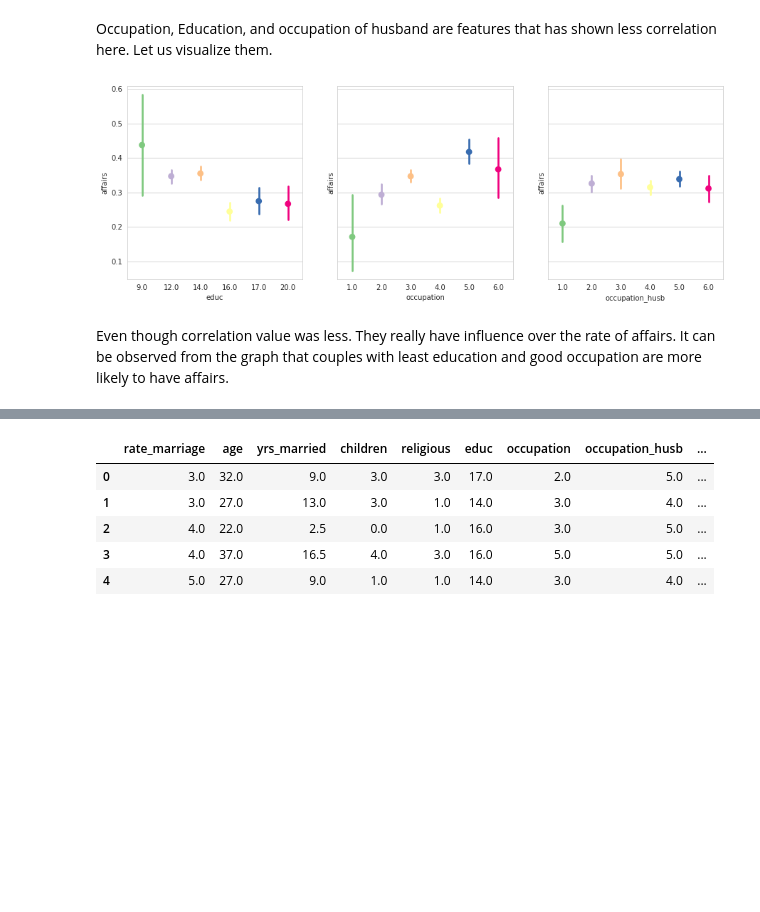
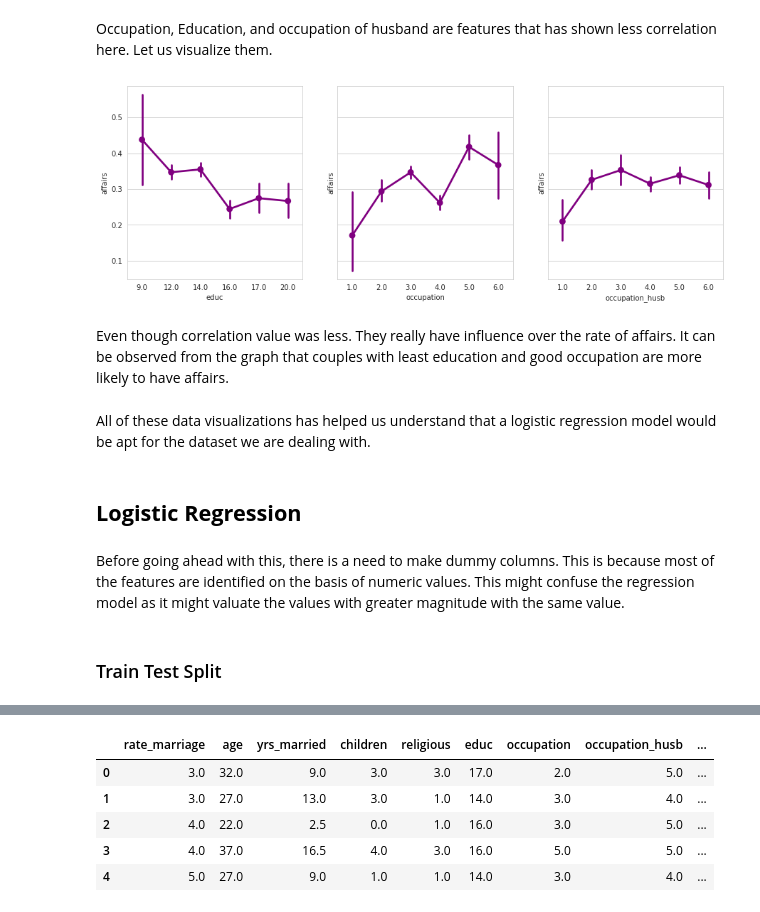
Before and after one commit to albinjohn366/DataScience_Tutorials, a Jupyter notebook: Logistic_Regression.ipynb, the cells around one changed output, grey strips where cells are left out. Drawn from its saved outputs; the diff is of its cells as text; code cells hidden in the pictures; blank space fills up the shorter version.

```diff
--- a/Logistic_Regression.ipynb
+++ b/Logistic_Regression.ipynb
@@ -150,11 +150,19 @@ This is obvious.
 Occupation, Education, and occupation of husband are features that has shown less correlation here. Let us visualize them.
 # %%
 fig, axis = plt.subplots(1, 3, sharey=True, figsize=(15, 5))
-sns.pointplot(data=df, x='educ', y='affairs', palette='Accent', ax=axis[0])
-sns.pointplot(data=df, x='occupation', y='affairs', palette='Accent', ax=axis[1])
-sns.pointplot(data=df, x='occupation_husb', y='affairs', palette='Accent', ax=axis[2])
+sns.pointplot(data=df, x='educ', y='affairs', color='purple', ax=axis[0])
+sns.pointplot(data=df, x='occupation', y='affairs', color='purple', ax=axis[1])
+sns.pointplot(data=df, x='occupation_husb', y='affairs', ax=axis[2], color='purple')
 plt.show()
 # %% [output]
-[figure, old version]
+[figure, new version]
 # %% [markdown]
 Even though correlation value was less. They really have influence over the rate of affairs. It can be observed from the graph that couples with least education and good occupation are more likely to have affairs.
+# %% [markdown]
+All of these data visualizations has helped us understand that a logistic regression model would be apt for the dataset we are dealing with.
+# %% [markdown]
+## **Logistic Regression**
+# %% [markdown]
+Before going ahead with this, there is a need to make dummy columns. This is because most of the features are identified on the basis of numeric values. This might confuse the regression model as it might valuate the values with greater magnitude with the same value.
+# %% [markdown]
+### Train Test Split
```
Also changed, not shown: parts of 13 cells of this notebook.
